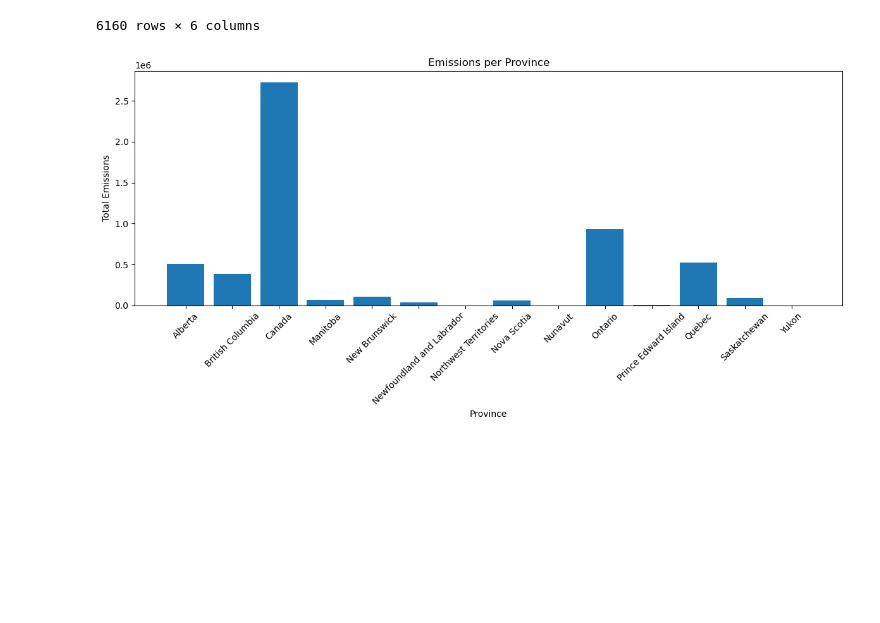
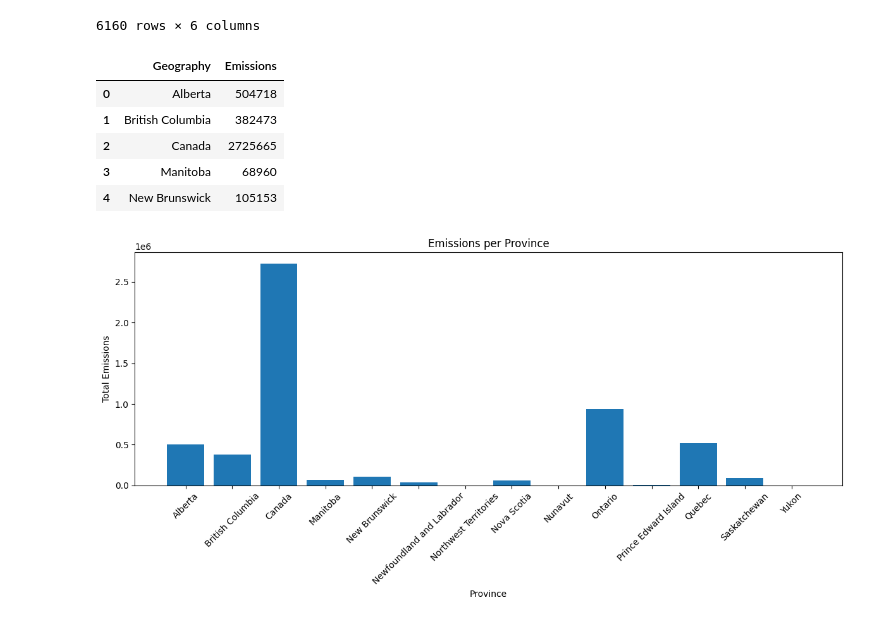
Before and after one commit to Kaylan-W/ghg-emissions-cpsc_368, a Jupyter notebook: a5_analysis/db_connection_&._viz.ipynb, the cells around one changed output. Cells and saved outputs as stored; diff of their text form; code cells hidden in the pictures; blank space fills up the shorter version.

```diff
--- a/a5_analysis/db_connection_&._viz.ipynb
+++ b/a5_analysis/db_connection_&._viz.ipynb
@@ -58,6 +58,15 @@ Emissions
 | 6158 | Nunavut | Miscellaneous chemical product ma... | BS325C0 | 2021 | 1 | 325A |
 | 6159 | Nunavut | Plastic product manufacturing | BS32610 | 2012 | 0 | 3261 |
 6160 rows × 6 columns
+# %%
+province_emissions.head()
+# %% [output]
+|  | Geography | Emissions |
+| 0 | Alberta | 504718 |
+| 1 | British Columbia | 382473 |
+| 2 | Canada | 2725665 |
+| 3 | Manitoba | 68960 |
+| 4 | New Brunswick | 105153 |
 # %%
 import matplotlib.pyplot as plt
 
```
Also changed, not shown: parts of 3 cells of this notebook, 3 other files.
